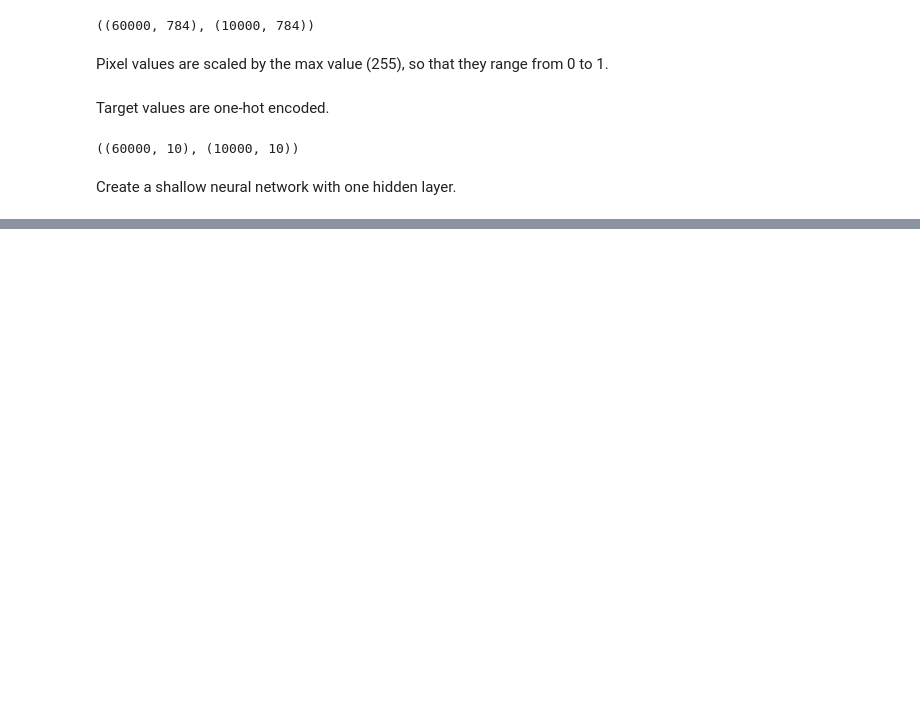
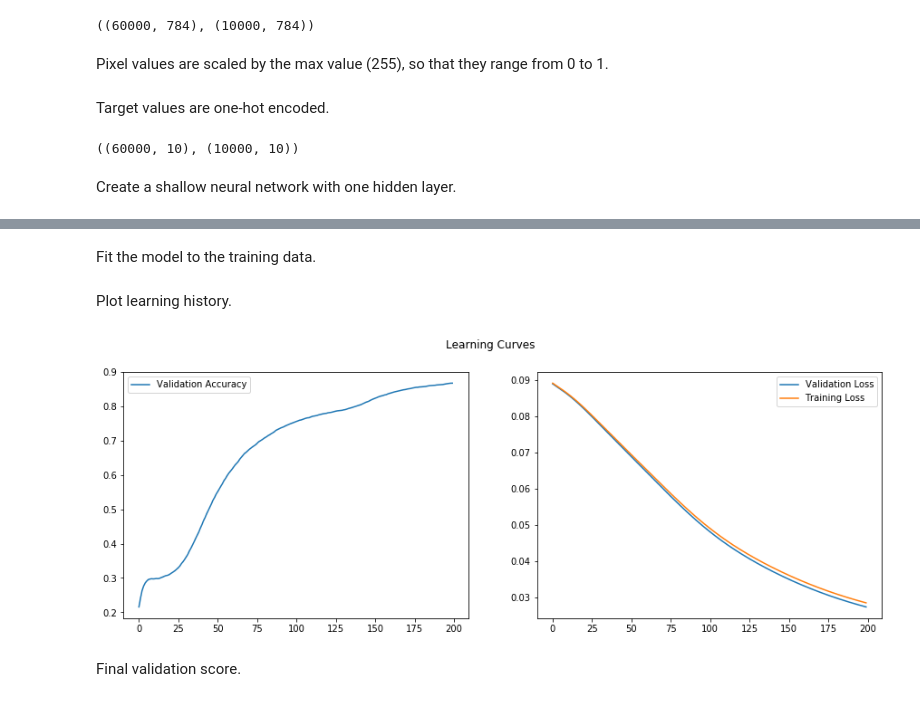
Before and after one commit to amypeniston/data-science-toolbox, a Jupyter notebook: key-concepts-examples/MNIST_Shallow_NN.ipynb, the cells around one changed output, grey strips where cells are left out. Saved outputs shown, nothing was run; the diff lists cells and outputs as text; code cells hidden in the pictures; blank space fills up the shorter version.

```diff
--- a/key-concepts-examples/MNIST_Shallow_NN.ipynb
+++ b/key-concepts-examples/MNIST_Shallow_NN.ipynb
@@ -76,0 +107,30 @@ RuntimeError: It looks like you are trying to use a version of multi-backend Ker
+# %%
+model.compile(loss="mean_squared_error", optimizer=SGD(lr=0.01), metrics=["accuracy"])
+# %% [markdown]
+Fit the model to the training data.
+# %%
+hist = model.fit(x=X_train,
+          y=y_train,
+          batch_size=128,
+          epochs=200,
+          verbose=0,
+          validation_data=(X_valid, y_valid))
+# %% [markdown]
+Plot learning history.
+# %%
+val_loss = hist.history["val_loss"]
+val_accuracy = hist.history["val_accuracy"]
+loss = hist.history["loss"]
+# %%
+fig, ax = plt.subplots(1, 2, figsize=(15, 5))
+
+sns.lineplot(x=range(0,len(val_accuracy)), y=val_accuracy, ax=ax[0], label="Validation Accuracy")
+sns.lineplot(x=range(0,len(val_loss)), y=val_loss, ax=ax[1], label="Validation Loss")
+sns.lineplot(x=range(0,len(loss)), y=loss, ax=ax[1], label="Training Loss")
+
+plt.suptitle("Learning Curves")
+plt.show()
+# %% [output]
+[figure, added]
+# %% [markdown]
+Final validation score.
```
Also changed, not shown: parts of 10 cells of this notebook.
